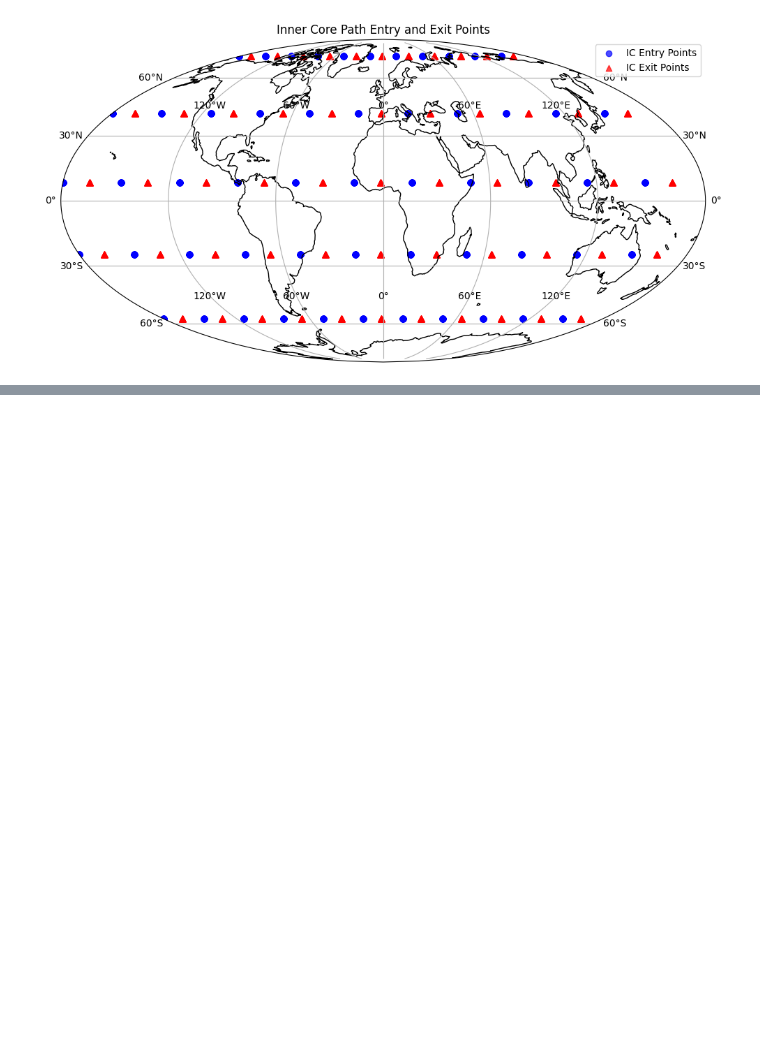
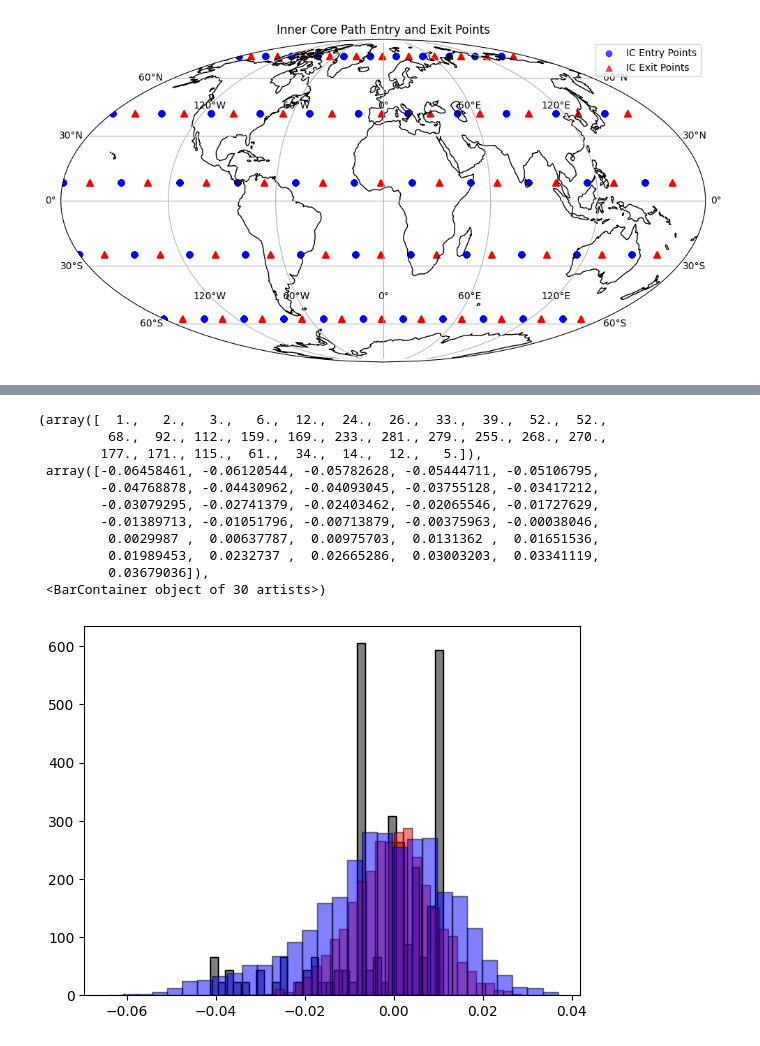
Before and after one commit to auggiemarignier/icanisddr, a Jupyter notebook: experiments/bulkic/notebooks/plot_paths.ipynb, the cells around one changed output, grey strips where cells are left out. Saved outputs shown, nothing was run; the diff lists cells and outputs as text; code cells hidden in the pictures; blank space fills up the shorter version.

```diff
--- a/experiments/bulkic/notebooks/plot_paths.ipynb
+++ b/experiments/bulkic/notebooks/plot_paths.ipynb
@@ -92,0 +117,17 @@ plot_ic_paths(ic_in, ic_out, num_paths=ic_in.shape[0])
+# %%
+plt.hist(synth_data_clean, bins=30, color="gray", edgecolor="black")
+plt.hist(noise, bins=30, color="red", edgecolor="black", alpha=0.5)
+plt.hist(synth_data_clean + noise, bins=30, color="blue", edgecolor="black", alpha=0.5)
+# %% [output]
+(array([  1.,   2.,   3.,   6.,  12.,  24.,  26.,  33.,  39.,  52.,  52.,
+         68.,  92., 112., 159., 169., 233., 281., 279., 255., 268., 270.,
+        177., 171., 115.,  61.,  34.,  14.,  12.,   5.]),
+ array([-0.06458461, -0.06120544, -0.05782628, -0.05444711, -0.05106795,
+        -0.04768878, -0.04430962, -0.04093045, -0.03755128, -0.03417212,
+        -0.03079295, -0.02741379, -0.02403462, -0.02065546, -0.01727629,
+        -0.01389713, -0.01051796, -0.00713879, -0.00375963, -0.00038046,
+         0.0029987 ,  0.00637787,  0.00975703,  0.0131362 ,  0.01651536,
+         0.01989453,  0.0232737 ,  0.02665286,  0.03003203,  0.03341119,
+         0.03679036]),
+ <BarContainer object of 30 artists>)
+[figure, added]
```
Also changed, not shown: parts of 3 cells of this notebook, 7 other files.
